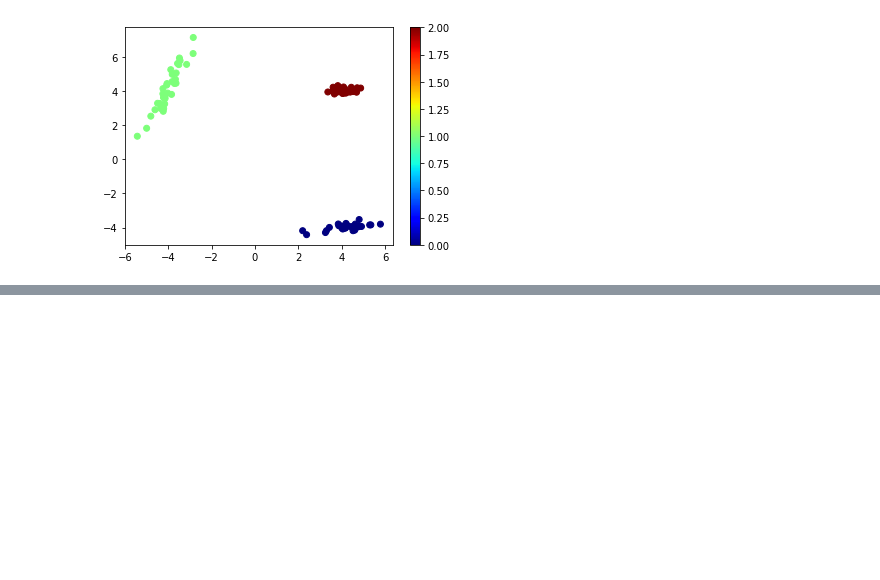
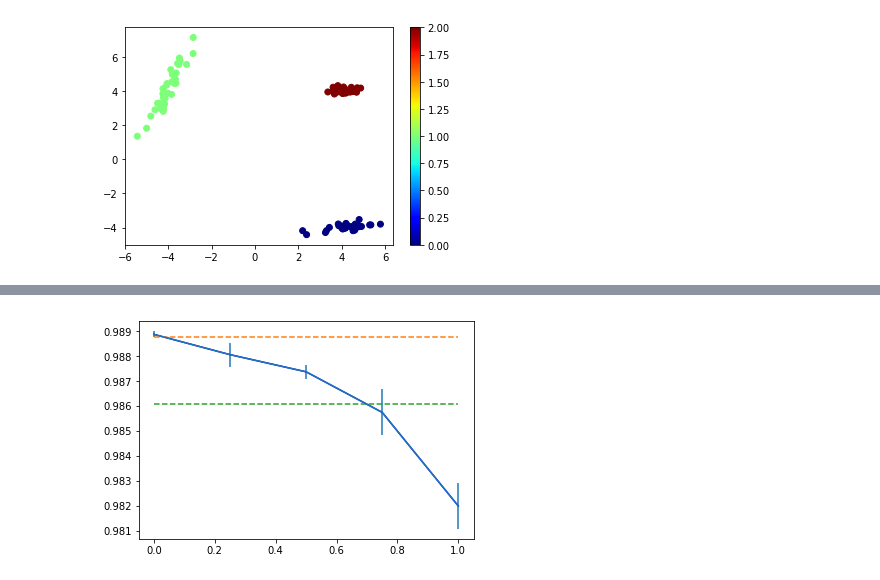
Before and after one commit to agongt408/vbranch, a Jupyter notebook: toy-classification.ipynb, the cells around one changed output, grey strips where cells are left out. Cells and saved outputs as stored; diff of their text form; code cells hidden in the pictures; blank space fills up the shorter version.

```diff
--- a/toy-classification.ipynb
+++ b/toy-classification.ipynb
@@ -46,0 +148,29 @@ plt.show()
+# %%
+def plot_versus(num_classes, branches, samples_per_class=100):
+    baseline_acc = baseline_results[str(num_classes)][str(samples_per_class)][0]
+    ensemble_acc = ensemble_results[str(num_classes)][str(samples_per_class)]\
+        [str(branches)][0]
+
+    shared_frac = [0, 0.25, 0.5, 0.75, 1]
+    vbranch_acc = []
+    vbranch_std = []
+
+    for s in shared_frac:
+        acc, std = vbranch_results[str(num_classes)][str(samples_per_class)]\
+            [str(branches)][str(s)]
+        vbranch_acc.append(acc)
+        vbranch_std.append(std)
+
+    plt.plot(shared_frac, vbranch_acc, label='vbranch', color='blue')
+    trials = 4
+    error = np.array(vbranch_std) / np.sqrt(trials)
+    plt.errorbar(shared_frac, vbranch_acc, error*2)
+
+    plt.plot(shared_frac, [ensemble_acc]*len(shared_frac),
+             label='ensemble', linestyle='--')
+    plt.plot(shared_frac, [baseline_acc]*len(shared_frac),
+             label='baseline', linestyle='--')
+# %%
+plot_versus(40, 5, samples_per_class=100)
+# %% [output]
+[figure, added]
```
Also changed, not shown: parts of 14 cells of this notebook, 8 other files.
